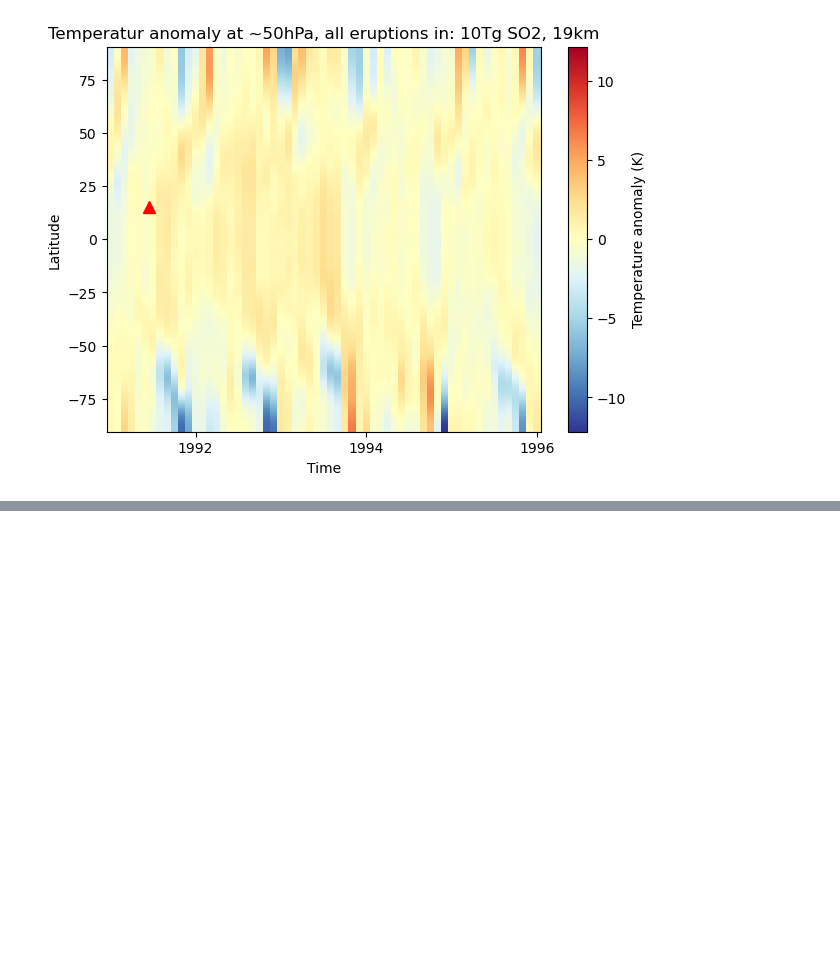
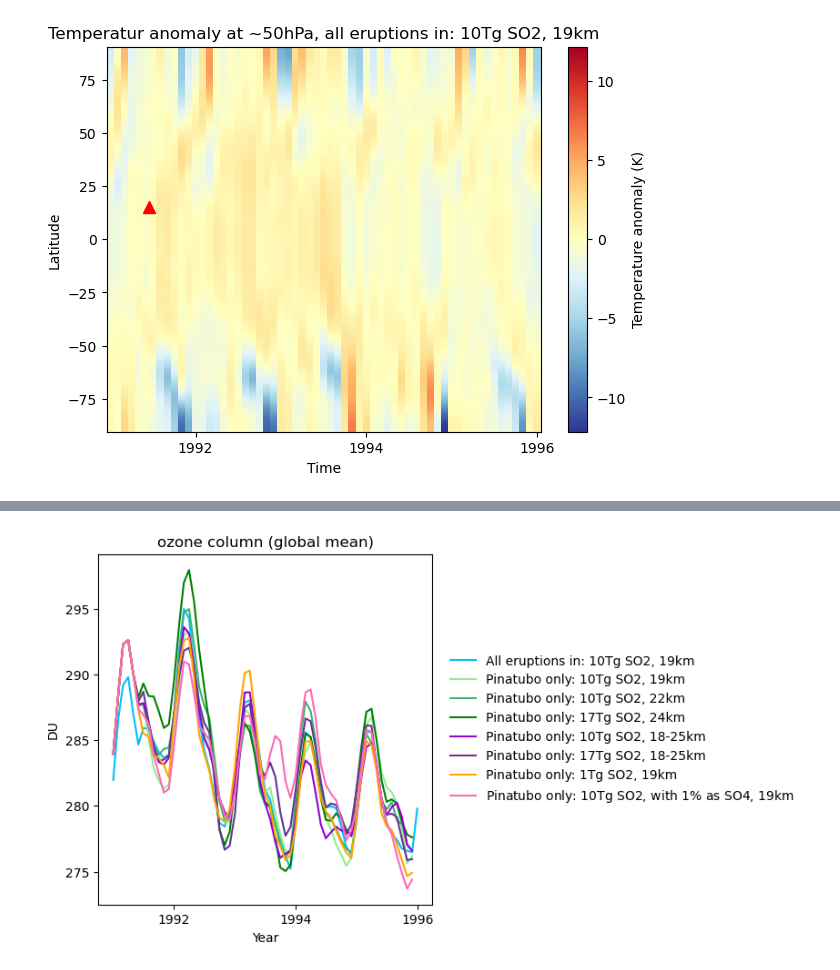
Before and after one commit to EliHHogemo/master_thesis, a Jupyter notebook: climate_responces.ipynb, the cells around one changed output, grey strips where cells are left out. Cells and saved outputs as stored; diff of their text form; code cells hidden in the pictures; blank space fills up the shorter version.

```diff
--- a/climate_responces.ipynb
+++ b/climate_responces.ipynb
@@ -70,2 +134,5 @@ ds_1tg = xr.open_mfdataset(f"{path_atm_1tg}/NHIST_tropstratchem_f09_tn14_2025121
+# %%
+path_atm_1pr = "/nird/datapeak/NS1004K/elihho/NHIST_tropstratchem_20251223_pinatubo10Tg_1pr/atm/hist"
+ds_1pr = xr.open_mfdataset(f"{path_atm_1pr}/NHIST_tropstratchem_f09_tn14_20251223_Pinatubo10Tg19_1pr.cam.h0.*.nc", combine="by_coords", parallel=True)
 # %%
 client.close()
@@ -96,6 +166,9 @@ ds_1825_17tg = ds_1825_17tg.assign_coords(time=shifted_time)
 
 shifted_time = np.array([shift_one_month_back(t) for t in ds_1tg['time'].values])
 ds_1tg = ds_1tg.assign_coords(time=shifted_time)
+# %%
+shifted_time = np.array([shift_one_month_back(t) for t in ds_1pr['time'].values])
+ds_1pr = ds_1pr.assign_coords(time=shifted_time)
 # %%
 lat = ds_19["lat"]
 weighted_lat = np.cos(np.deg2rad(lat))
@@ -111,6 +184,8 @@ lat_1825_17tg = ds_1825_17tg["lat"]
 weighted_lat_1825_17tg = np.cos(np.deg2rad(lat_1825_17tg))
 lat_1tg = ds_1tg["lat"]
 weighted_lat_1tg = np.cos(np.deg2rad(lat_1tg))
+lat_1pr = ds_1pr["lat"]
+weighted_lat_1pr = np.cos(np.deg2rad(lat_1pr))
 # %%
 temp_ctrl = ds_19["T"]   # long baseline run
 baseline = temp_ctrl.sel(time=slice("1976-01", "1981-12"))
@@ -283,0 +359,40 @@ plt.show()
+# %%
+DU = 1.0 / 2.1415e-05
+cb_o3 = "cb_O3"
+
+o3 = ds_19[cb_o3].weighted(weighted_lat).mean(dim=["lat", "lon"]) * DU
+o3 = o3.sel(time=slice('1991-01-01', '1996-01-01'))
+o3_22 = ds_22[cb_o3].weighted(weighted_lat_22).mean(dim=["lat", "lon"]) * DU
+o3_19_c = ds_19_c[cb_o3].weighted(weighted_lat_19_c).mean(dim=["lat", "lon"]) * DU
+o3_24 = ds_24[cb_o3].weighted(weighted_lat_24).mean(dim=["lat", "lon"]) * DU
+o3_1825 = ds_1825[cb_o3].weighted(weighted_lat_1825).mean(dim=["lat", "lon"]) * DU
+o3_1825_17tg = ds_1825_17tg[cb_o3].weighted(weighted_lat_1825_17tg).mean(dim=["lat", "lon"]) * DU
+o3_1tg = ds_1tg[cb_o3].weighted(weighted_lat_1tg).mean(dim=["lat", "lon"]) * DU
+o3_1pr = ds_1pr[cb_o3].weighted(weighted_lat_1pr).mean(dim=["lat", "lon"]) * DU
+
+plt.figure(figsize=(7, 5))
+plt.plot(o3.time, o3, color = "deepskyblue", label = "All eruptions in: 10Tg SO2, 19km")
+plt.plot(o3_19_c.time, o3_19_c, color = "lightgreen", label = "Pinatubo only: 10Tg SO2, 19km")
+plt.plot(o3_22.time, o3_22, color = "mediumseagreen", label = "Pinatubo only: 10Tg SO2, 22km")
+plt.plot(o3_24.time, o3_24, color = "green", label = "Pinatubo only: 17Tg SO2, 24km")
+plt.plot(o3_1825.time, o3_1825, color="darkviolet", label = "Pinatubo only: 10Tg SO2, 18-25km")
+plt.plot(o3_1825_17tg.time, o3_1825_17tg, color="rebeccapurple", label = "Pinatubo only: 17Tg SO2, 18-25km")
+plt.plot(o3_1tg.time, o3_1tg, color="orange", label = "Pinatubo only: 1Tg SO2, 19km")
+plt.plot(o3_1pr.time, o3_1pr, color="hotpink", label = "Pinatubo only: 10Tg SO2, with 1$\%$ as SO4, 19km")
+plt.xlabel("Year")
+plt.ylabel("DU")
+plt.title("ozone column (global mean)")
+fig = plt.gcf()
+ax = plt.gca()
+
+fig.subplots_adjust(right=0.65)
+
+ax.legend(
+    loc="center left",
+    bbox_to_anchor=(1.02, 0.5),
+    frameon=False
+)
+
+plt.show()
+# %% [output]
+[figure, added]
```
Also changed, not shown: parts of 14 cells of this notebook, 1 other file.
